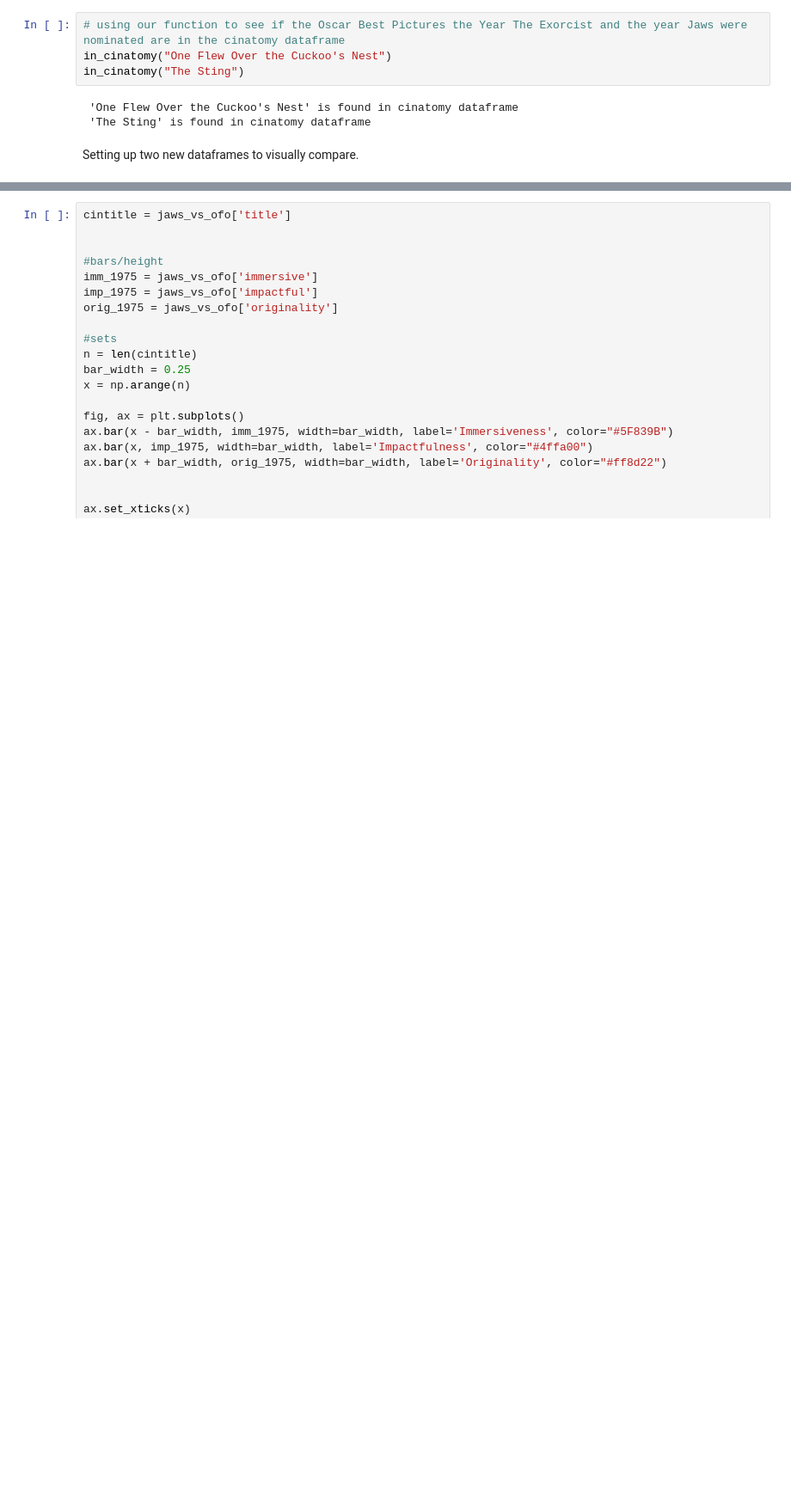
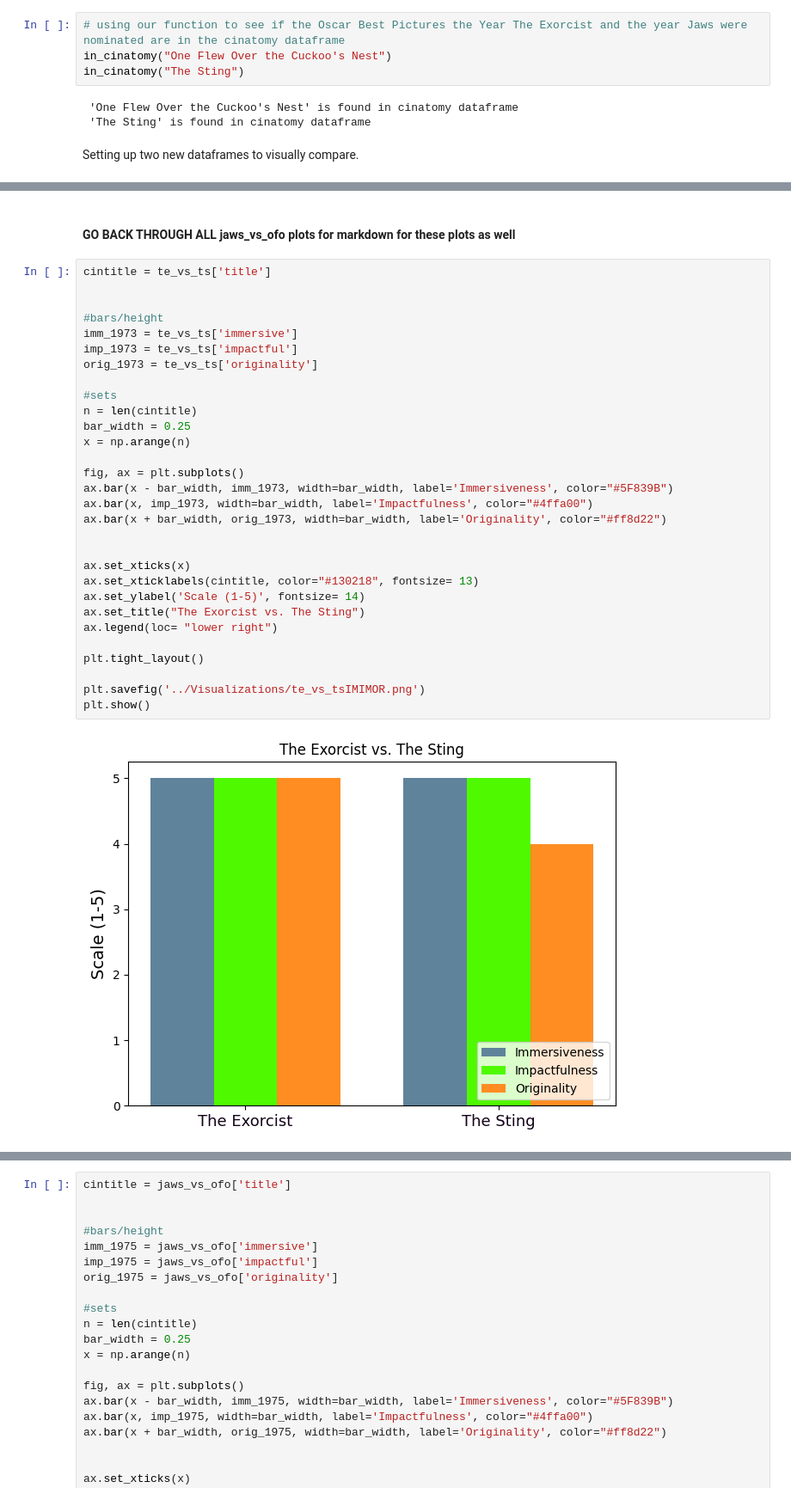
Before and after one commit to JessicaLindsey5514/The_Perfect_Horror_Movie, a Jupyter notebook: Notebooks/perfect_horror_movie.ipynb, the cells around one changed output, grey strips where cells are left out. Shown at 86% size. Saved outputs shown, nothing was run; the diff lists cells and outputs as text; blank space fills up the shorter version.

Commit message:
osc_df queries and comp visuals

```diff
--- a/Notebooks/perfect_horror_movie.ipynb
+++ b/Notebooks/perfect_horror_movie.ipynb
@@ -1838,0 +1836,34 @@ te_vs_ts = pd.concat([te_occurence, ts_occurence], axis=0)
+# %% [markdown]
+#### GO BACK THROUGH ALL jaws_vs_ofo plots for markdown for these plots as well
+# %%
+cintitle = te_vs_ts['title']
+
+
+#bars/height
+imm_1973 = te_vs_ts['immersive']
+imp_1973 = te_vs_ts['impactful']
+orig_1973 = te_vs_ts['originality']
+
+#sets
+n = len(cintitle)
+bar_width = 0.25
+x = np.arange(n)
+
+fig, ax = plt.subplots()
+ax.bar(x - bar_width, imm_1973, width=bar_width, label='Immersiveness', color="#5F839B")
+ax.bar(x, imp_1973, width=bar_width, label='Impactfulness', color="#4ffa00")
+ax.bar(x + bar_width, orig_1973, width=bar_width, label='Originality', color="#ff8d22")
+
+
+ax.set_xticks(x)
+ax.set_xticklabels(cintitle, color="#130218", fontsize= 13)
+ax.set_ylabel('Scale (1-5)', fontsize= 14)
+ax.set_title("The Exorcist vs. The Sting")
+ax.legend(loc= "lower right")
+
+plt.tight_layout()
+
+plt.savefig('../Visualizations/te_vs_tsIMIMOR.png')
+plt.show()
+# %% [output]
+[figure, added]
```
Also changed, not shown: parts of 12 cells of this notebook, 7 other files.
